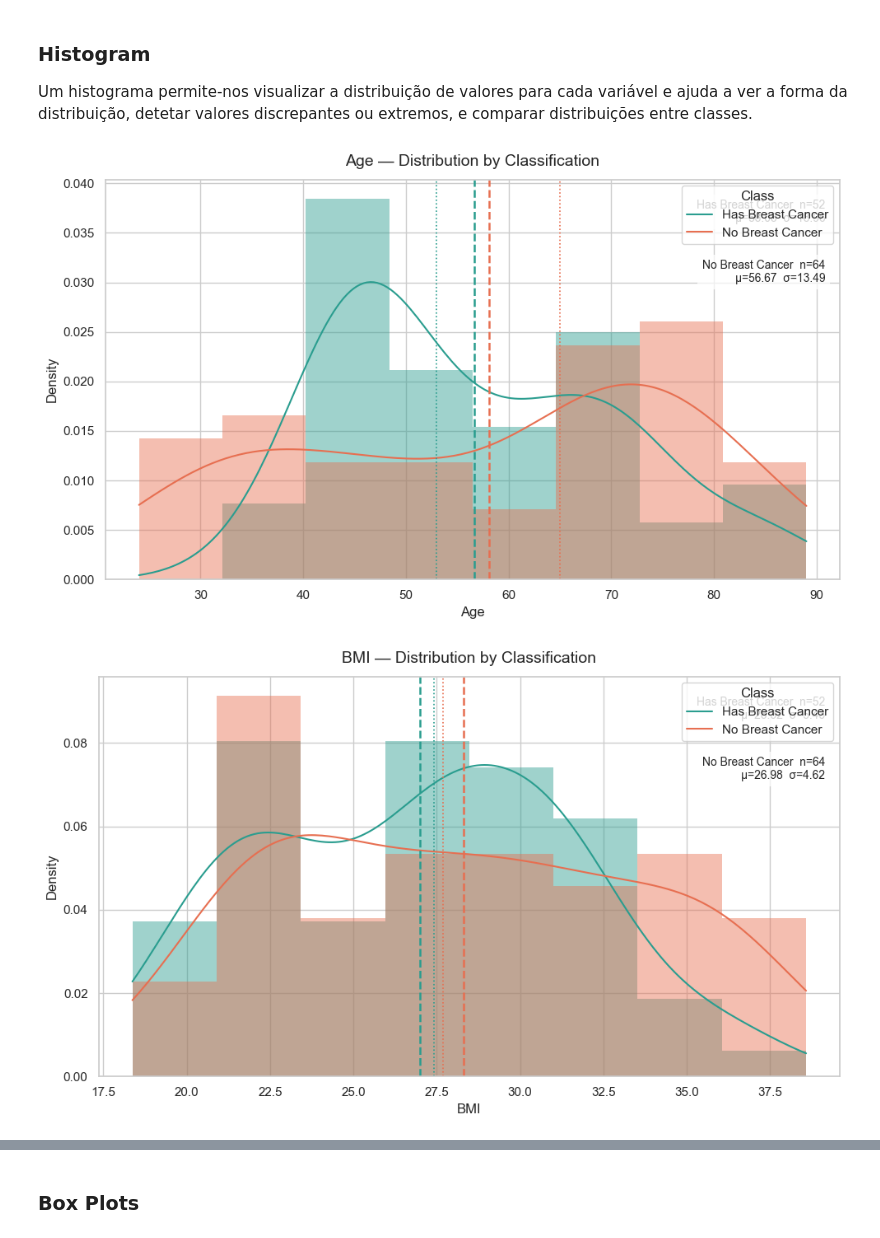
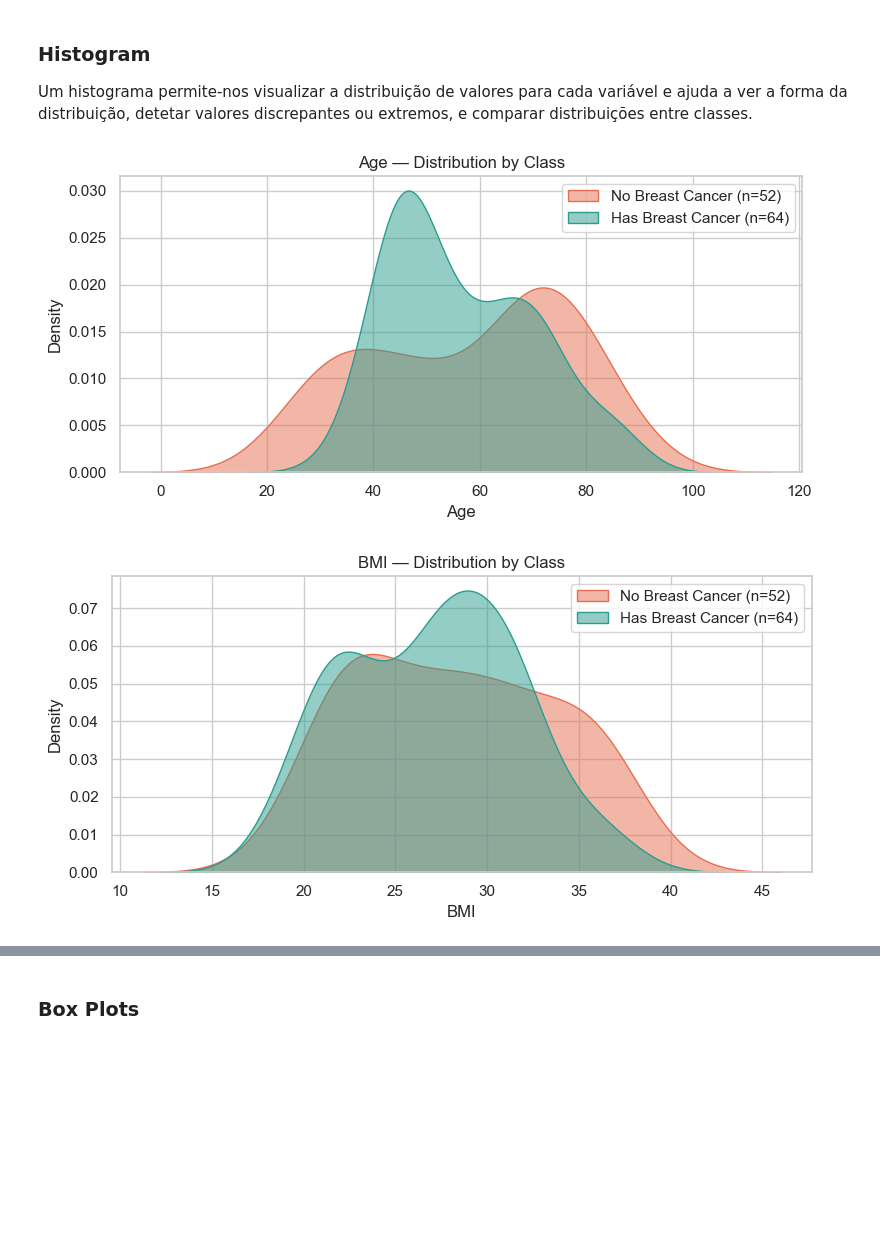
Before and after one commit to JRoxo20/AC_project, a Jupyter notebook: main.ipynb, the cells around one changed output, grey strips where cells are left out. Cells and saved outputs as stored; diff of their text form; code cells hidden in the pictures; blank space fills up the shorter version.

```diff
--- a/main.ipynb
+++ b/main.ipynb
@@ -24,51 +24,30 @@ Um histograma permite-nos visualizar a distribuição de valores para cada vari
 # %%
 import matplotlib.pyplot as plt
 import seaborn as sns
-import numpy as np
 
-sns.set(style="whitegrid", context="notebook")
+sns.set_theme(style="whitegrid", context="notebook")
 
-columns = data.columns[:-1]  # Exclude the "Classification" column
-class_labels = {1: "Has Breast Cancer", 2: "No Breast Cancer"}
+columns = data.columns[:-1]  # Exclude "Classification"
 palette = {1: "#e76f51", 2: "#2a9d8f"}
+class_labels = {1: "No Breast Cancer", 2: "Has Breast Cancer"}
 
 for col in columns:
-    fig, ax = plt.subplots(figsize=(10, 6))
-
-    # Overlay class distributions (density) with KDE
-    sns.histplot(
-        data=data, x=col, hue="Classification", kde=True, stat="density",
-        common_norm=False, bins="auto", palette=[palette[1], palette[2]],
-        alpha=0.45, edgecolor=None, linewidth=0, ax=ax
-    )
-
-    # Compute and plot summary lines and annotate stats
-    y_text = 0.95
+    plt.figure(figsize=(8, 4))
     for cls in [1, 2]:
-        vals = data.loc[data["Classification"] == cls, col].dropna()
-        if vals.size == 0:
-            continue
-        mu = vals.mean()
-        med = vals.median()
-        sigma = vals.std()
-
-        ax.axvline(mu, color=palette[cls], linestyle="--", linewidth=1.8)
-        ax.axvline(med, color=palette[cls], linestyle=":", linewidth=1.2)
-
-        ax.text(
-            0.98, y_text,
-            f"{class_labels[cls]}  n={len(vals)}\nμ={mu:.2f}  σ={sigma:.2f}",
-            transform=ax.transAxes, ha="right", va="top",
-            fontsize=10, bbox=dict(facecolor="white", alpha=0.7, edgecolor="none")
+        sns.kdeplot(
+            data=data[data["Classification"] == cls],
+            x=col,
+            label=f"{class_labels[cls]} (n={len(data[data['Classification']==cls])})",
+            fill=True,
+            alpha=0.5,
+            color=palette[cls]
         )
-        y_text -= 0.15
-
-    ax.set_title(f"{col} — Distribution by Classification", fontsize=14, pad=12)
-    ax.set_xlabel(col, fontsize=12)
-    ax.set_ylabel("Density", fontsize=12)
-    ax.legend(title="Class", labels=[class_labels[1], class_labels[2]])
+    plt.title(f"{col} — Distribution by Class")
+    plt.xlabel(col)
+    plt.ylabel("Density")
+    plt.legend()
     plt.tight_layout()
     plt.show()
 # %% [output]
-[figure, old version]
+[figure, new version]
-[figure, old version]
+[figure, new version]
```
Also changed, not shown: parts of 9 cells of this notebook.
